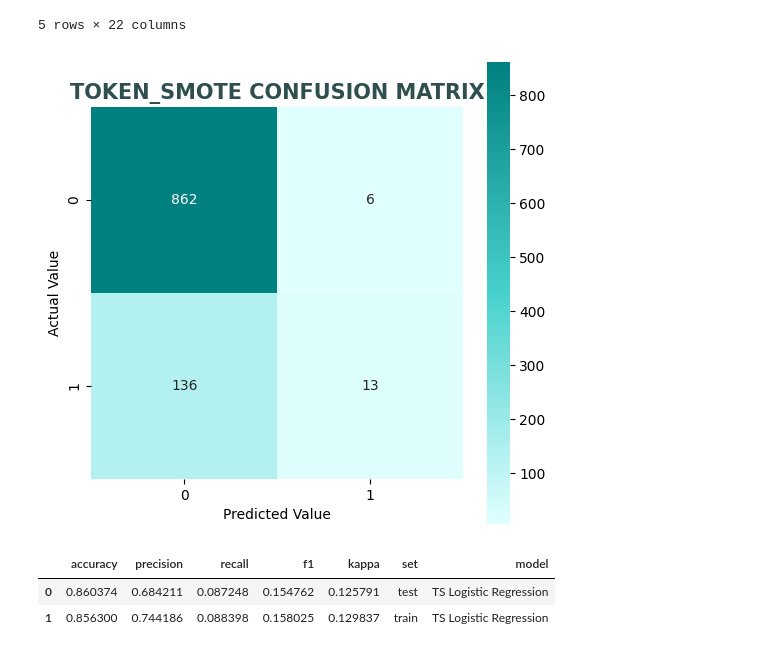
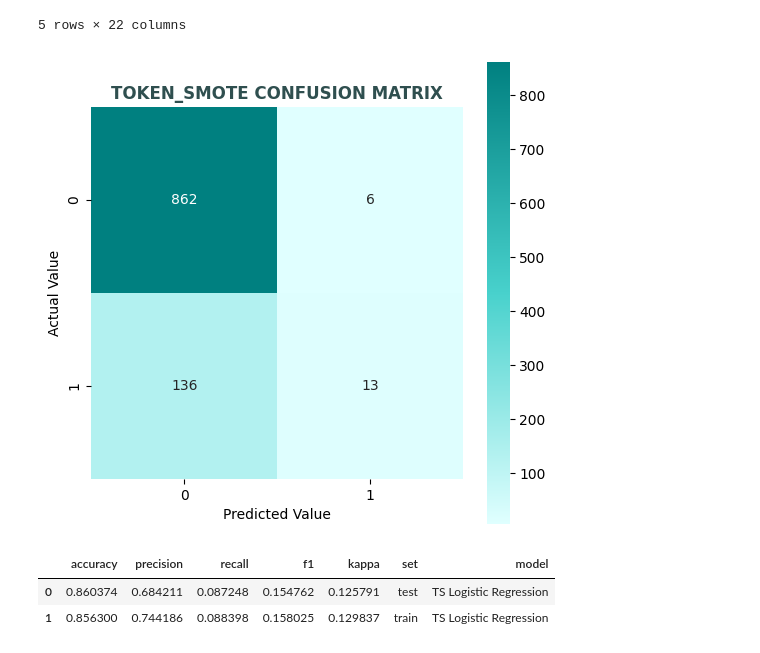
Before and after one commit to NataliaBarquin/Cardiovascular_risk_prediction, a Jupyter notebook: notebooks/3_logistic_regression.ipynb, the cells around one changed output. Cells and saved outputs as stored; diff of their text form; code cells hidden in the pictures.

Commit message:
clase regresion logistica, cambiar paleta de color barplot

```diff
--- a/notebooks/3_logistic_regression.ipynb
+++ b/notebooks/3_logistic_regression.ipynb
@@ -20,10 +20,11 @@ warnings.filterwarnings("ignore")
 # %%
 class Logistic_Regression():
 
-    def __init__(self, dataframe, response_variable):
+    def __init__(self, dataframe, response_variable, title_dataframe):
 
         self.dataframe = dataframe
         self.response_variable = response_variable
+        self.title_dataframe = title_dataframe
 
 
     def fit_model(self):
@@ -33,15 +34,15 @@ class Logistic_Regression():
 
         self.x_train, self.x_test, self.y_train, self.y_test = train_test_split(X, y, test_size = 0.3, random_state = 42)
 
-        log_reg = LogisticRegression(n_jobs=-1, max_iter = 1000)
+        self.log_reg = LogisticRegression(n_jobs=-1, max_iter = 1000)
 
-        log_reg.fit(self.x_train, self.y_train)
+        self.log_reg.fit(self.x_train, self.y_train)
 
-        self.y_pred_train = log_reg.predict(self.x_train)
-        self.y_pred_test = log_reg.predict(self.x_test)
+        self.y_pred_train = self.log_reg.predict(self.x_train)
+        self.y_pred_test = self.log_reg.predict(self.x_test)
 
 
-    def print_confusion_matrix(self, title_dataframe):
+    def print_confusion_matrix(self):
 
         mat_lr1 = confusion_matrix(self.y_test, self.y_pred_test)
 
@@ -50,7 +51,7 @@ class Logistic_Regression():
         plt.figure(figsize = (6, 6))
         sns.heatmap(mat_lr1, square=True, annot=True, fmt="d", cmap = my_heatmap_palette)
 
-        plt.title(f'{title_dataframe.upper()} CONFUSION MATRIX', fontsize = 15, color = 'darkslategray', fontweight = "bold")
+        plt.title(f'{self.title_dataframe.upper()} CONFUSION MATRIX', fontsize = 12, color = 'darkslategray', fontweight = "bold")
         plt.xlabel('Predicted Value')
         plt.ylabel('Actual Value')
         plt.show()
@@ -80,6 +81,29 @@ class Logistic_Regression():
         dataframe['model'] = model_name
 
         return dataframe
+
+
+    def create_df_feature_importance(self):
+
+        coefficients = self.log_reg.coef_[0]
+
+        self.predictors_sig_dataframe = pd.DataFrame({'predictor': self.x_train.columns, 'coeficiente': coefficients})
+
+        self.predictors_sig_dataframe['importance'] = abs(self.predictors_sig_dataframe['coeficiente'])
+        self.predictors_sig_dataframe.sort_values(by='importance', ascending=False, inplace=True)
+
+        return self.predictors_sig_dataframe
+
+
+    def create_barplot_feature_importance(self):
+
+        my_barplot_palette = LinearSegmentedColormap.from_list('Gradient', ['teal', 'mediumturquoise', 'paleturquoise'])
+        num_bars = (len(self.dataframe.columns) -1)
+
+        plt.figure(figsize=(10,6))
+        sns.barplot(x = 'importance', y = 'predictor', data = self.predictors_sig_dataframe, palette= my_barplot_palette(np.linspace(0, 1, num_bars)))
+        plt.title(f'{self.title_dataframe.upper()} LOGISTIC REGRESSION FEATURE IMPORTANCE', fontsize = 12, color = 'darkslategray', fontweight = 'bold')
+        plt.show()
 # %% [markdown]
 ### LOGISTIC REGRESSION ON RANDOM_OVER_SAMPLE DATAFRAME
 
@@ -127,14 +177,16 @@ df_ts.head()
 | 3 | 0.5 | 0.25 | 0 | 0 | 1 | 0 | 0.071429 | 1.00 | ... |
 | 4 | 2.0 | 0.25 | 0 | 0 | 0 | 0 | 1.071429 | 1.50 | ... |
 5 rows × 22 columns
+# %%
+title_df_ts = 'token_smote'
 # %%
-log_regression_ts = Logistic_Regression(df_ts, response_var)
+log_regression_ts = Logistic_Regression(df_ts, response_var, title_df_ts)
 # %%
 log_regression_ts.fit_model()
 # %%
-log_regression_ts.print_confusion_matrix('token_smote')
+log_regression_ts.print_confusion_matrix()
 # %% [output]
-[figure, old version]
+[figure, new version]
 # %%
 lr_ts_results = log_regression_ts.get_metrics('TS Logistic Regression')
 lr_ts_results
```
Also changed, not shown: parts of 7 cells of this notebook, 3 other files.
